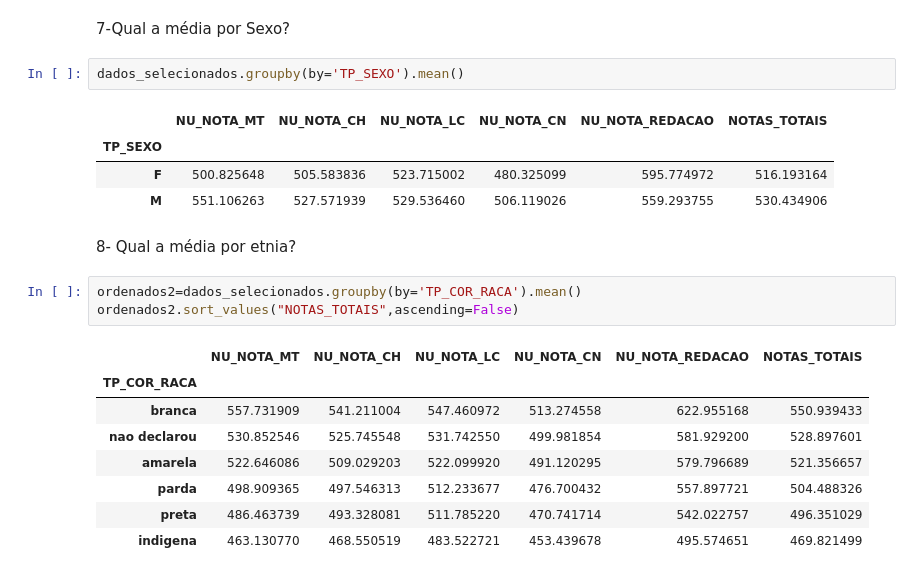
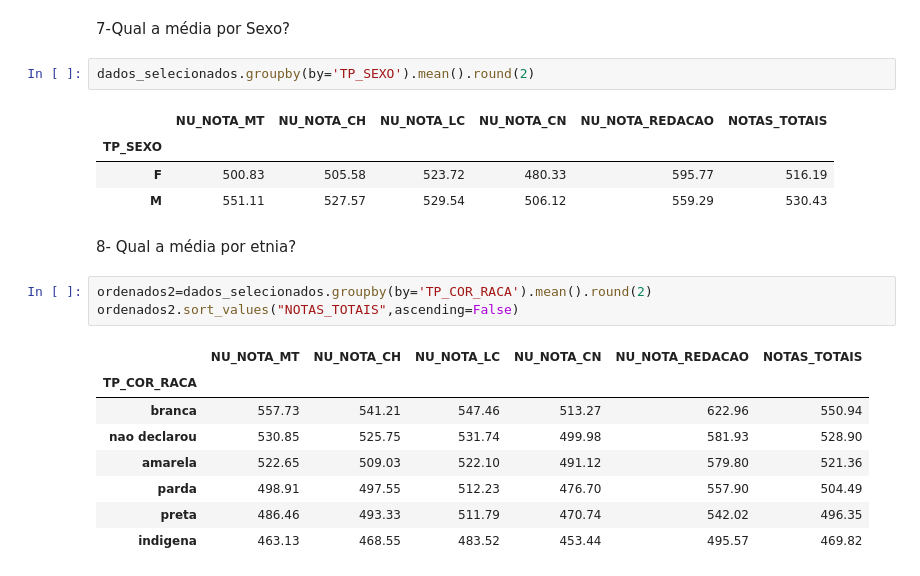
Before and after one commit to felipelimapy/Dados_Enem2020, a Jupyter notebook: TesteMesha_Analista_de_dados.ipynb, the cells around one changed output. Saved outputs shown, nothing was run; the diff lists cells and outputs as text.

```diff
--- a/TesteMesha_Analista_de_dados.ipynb
+++ b/TesteMesha_Analista_de_dados.ipynb
@@ -172,23 +172,23 @@ dtype: float64
 # %% [markdown]
 7-Qual a média por Sexo?
 # %%
-dados_selecionados.groupby(by='TP_SEXO').mean()
+dados_selecionados.groupby(by='TP_SEXO').mean().round(2)
 # %% [output]
 |  | NU_NOTA_MT | NU_NOTA_CH | NU_NOTA_LC | NU_NOTA_CN | NU_NOTA_REDACAO | NOTAS_TOTAIS |
 | TP_SEXO |  |  |  |  |  |  |
-| F | 500.825648 | 505.583836 | 523.715002 | 480.325099 | 595.774972 | 516.193164 |
-| M | 551.106263 | 527.571939 | 529.536460 | 506.119026 | 559.293755 | 530.434906 |
+| F | 500.83 | 505.58 | 523.72 | 480.33 | 595.77 | 516.19 |
+| M | 551.11 | 527.57 | 529.54 | 506.12 | 559.29 | 530.43 |
 # %% [markdown]
 8- Qual a média por etnia?
 # %%
-ordenados2=dados_selecionados.groupby(by='TP_COR_RACA').mean()
+ordenados2=dados_selecionados.groupby(by='TP_COR_RACA').mean().round(2)
 ordenados2.sort_values("NOTAS_TOTAIS",ascending=False)
 # %% [output]
 |  | NU_NOTA_MT | NU_NOTA_CH | NU_NOTA_LC | NU_NOTA_CN | NU_NOTA_REDACAO | NOTAS_TOTAIS |
 | TP_COR_RACA |  |  |  |  |  |  |
-| branca | 557.731909 | 541.211004 | 547.460972 | 513.274558 | 622.955168 | 550.939433 |
-| nao declarou | 530.852546 | 525.745548 | 531.742550 | 499.981854 | 581.929200 | 528.897601 |
-| amarela | 522.646086 | 509.029203 | 522.099920 | 491.120295 | 579.796689 | 521.356657 |
-| parda | 498.909365 | 497.546313 | 512.233677 | 476.700432 | 557.897721 | 504.488326 |
-| preta | 486.463739 | 493.328081 | 511.785220 | 470.741714 | 542.022757 | 496.351029 |
-| indigena | 463.130770 | 468.550519 | 483.522721 | 453.439678 | 495.574651 | 469.821499 |
+| branca | 557.73 | 541.21 | 547.46 | 513.27 | 622.96 | 550.94 |
+| nao declarou | 530.85 | 525.75 | 531.74 | 499.98 | 581.93 | 528.90 |
+| amarela | 522.65 | 509.03 | 522.10 | 491.12 | 579.80 | 521.36 |
+| parda | 498.91 | 497.55 | 512.23 | 476.70 | 557.90 | 504.49 |
+| preta | 486.46 | 493.33 | 511.79 | 470.74 | 542.02 | 496.35 |
+| indigena | 463.13 | 468.55 | 483.52 | 453.44 | 495.57 | 469.82 |
```
Also changed, not shown: parts of 2 cells of this notebook.
